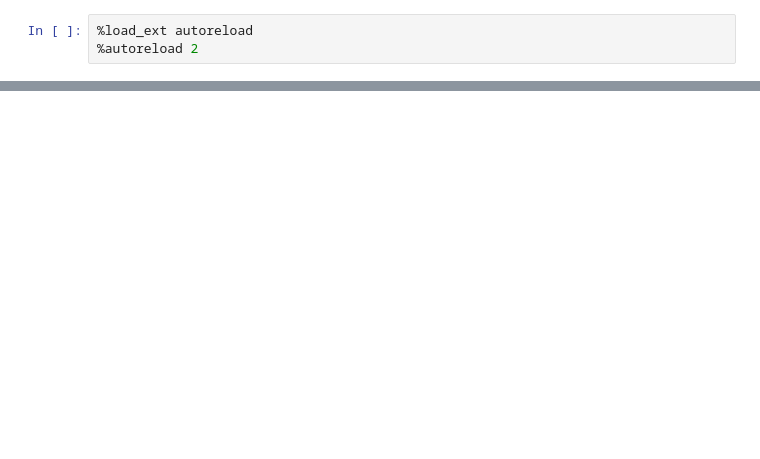
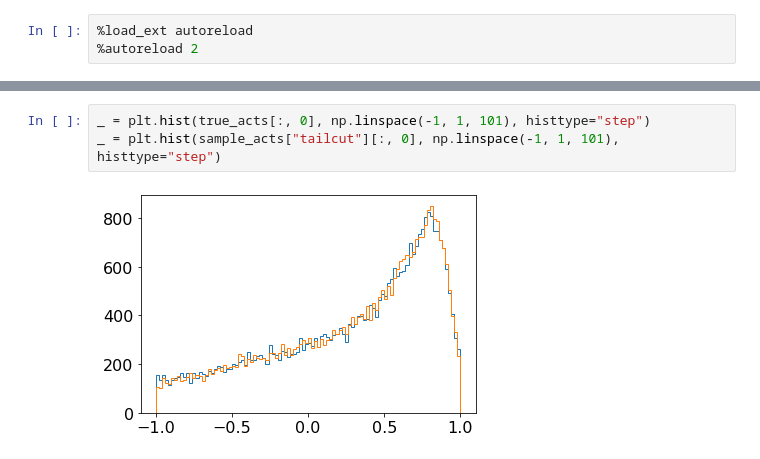
Before and after one commit to rkansal47/hep-generative-metrics, a Jupyter notebook: src/jet_tests.ipynb, the cells around one changed output, grey strips where cells are left out. Saved outputs shown, nothing was run; the diff lists cells and outputs as text; blank space fills up the shorter version.

```diff
--- a/src/jet_tests.ipynb
+++ b/src/jet_tests.ipynb
@@ -74,0 +176,5 @@ plt.savefig(f"{plot_dir}/jet_dists.pdf", bbox_inches="tight")
+# %%
+_ = plt.hist(true_acts[:, 0], np.linspace(-1, 1, 101), histtype="step")
+_ = plt.hist(sample_acts["tailcut"][:, 0], np.linspace(-1, 1, 101), histtype="step")
+# %% [output]
+[figure, added]
```
Also changed, not shown: parts of 23 cells of this notebook, 4 other files.
